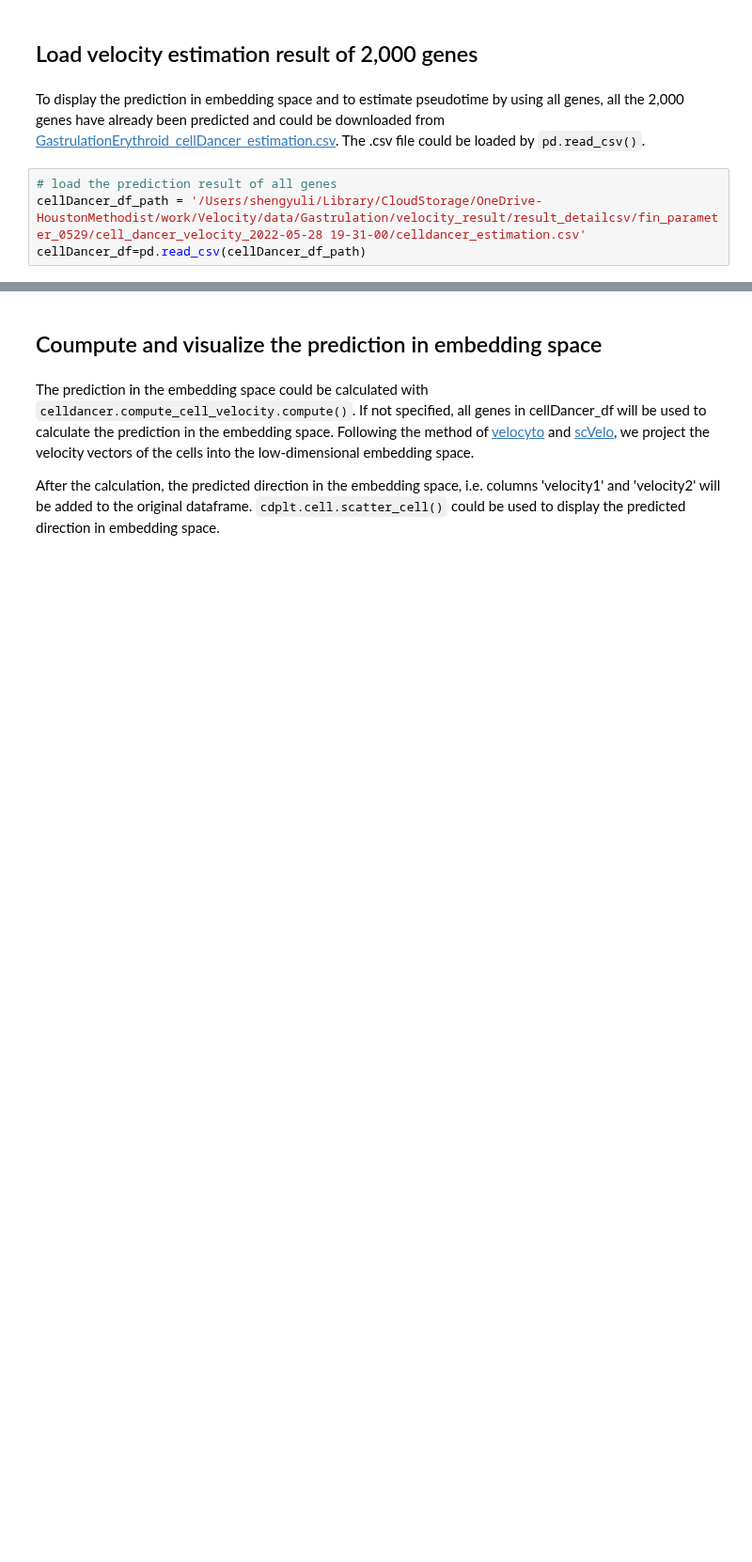
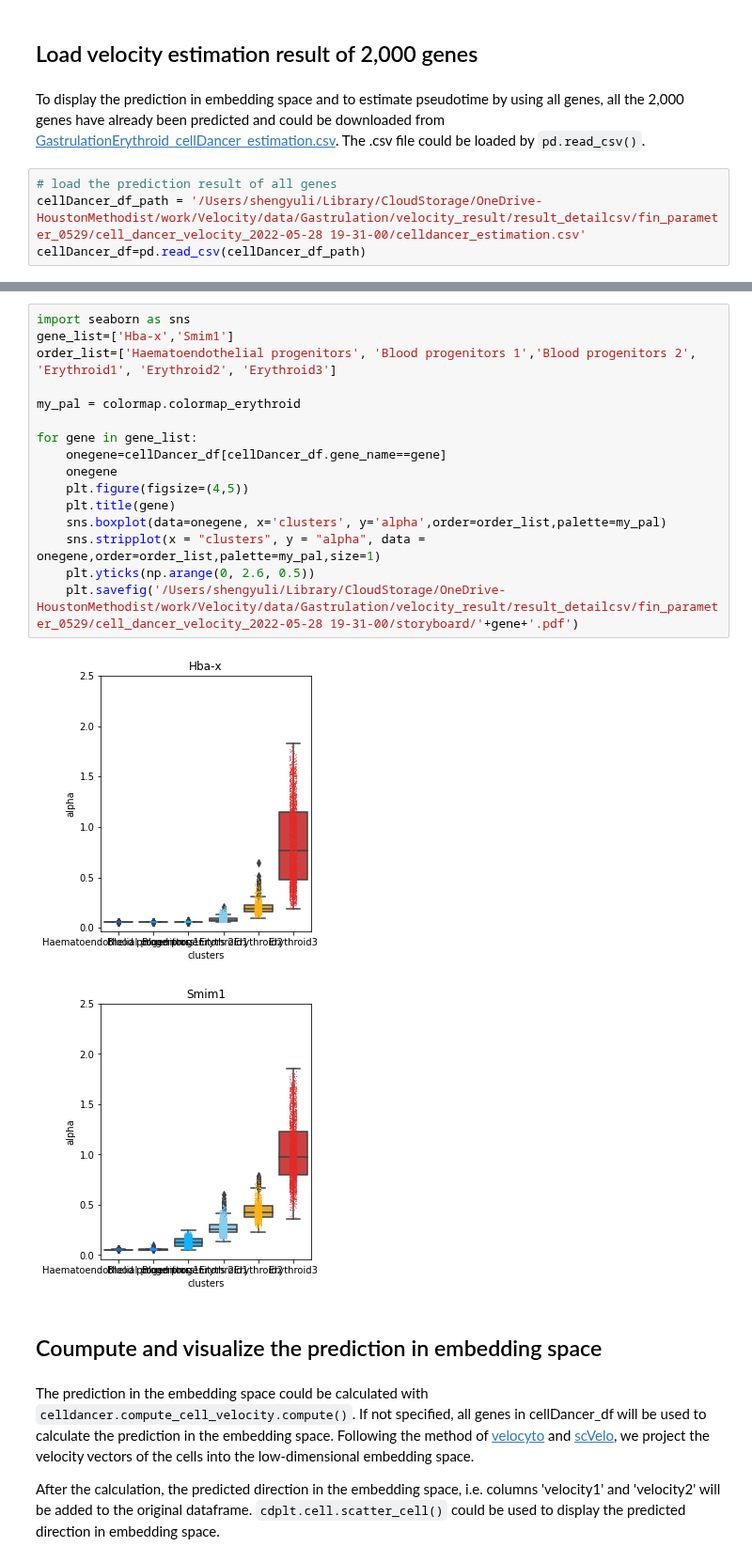
Before and after one commit to GuangyuWangLab2021/cellDancer, a Jupyter notebook: analysis/CaseStudyNotebook/CaseStudy_Gastrulation_transcriptional_boost-Copy1.ipynb, the cells around one changed output, grey strips where cells are left out. Shown at 94% size. Cells and saved outputs as stored; diff of their text form; blank space fills up the shorter version.

```diff
--- a/analysis/CaseStudyNotebook/CaseStudy_Gastrulation_transcriptional_boost-Copy1.ipynb
+++ b/analysis/CaseStudyNotebook/CaseStudy_Gastrulation_transcriptional_boost-Copy1.ipynb
@@ -145,3 +149,22 @@ cellDancer_df=pd.read_csv(cellDancer_df_path)
+# %%
+import seaborn as sns
+gene_list=['Hba-x','Smim1']
+order_list=['Haematoendothelial progenitors', 'Blood progenitors 1','Blood progenitors 2', 'Erythroid1', 'Erythroid2', 'Erythroid3']
+
+my_pal = colormap.colormap_erythroid
+
+for gene in gene_list:
+    onegene=cellDancer_df[cellDancer_df.gene_name==gene]
+    onegene
+    plt.figure(figsize=(4,5))
+    plt.title(gene)
+    sns.boxplot(data=onegene, x='clusters', y='alpha',order=order_list,palette=my_pal)
+    sns.stripplot(x = "clusters", y = "alpha", data = onegene,order=order_list,palette=my_pal,size=1)
+    plt.yticks(np.arange(0, 2.6, 0.5))
+    plt.savefig('/Users/shengyuli/Library/CloudStorage/OneDrive-HoustonMethodist/work/Velocity/data/Gastrulation/velocity_result/result_detailcsv/fin_parameter_0529/cell_dancer_velocity_2022-05-28 19-31-00/storyboard/'+gene+'.pdf')
+# %% [output]
+[figure, added]
+[figure, added]
 # %% [markdown]
 ## Coumpute and visualize the prediction in embedding space
 # %% [markdown]
```
Also changed, not shown: parts of 3 cells of this notebook, 43 other files.
